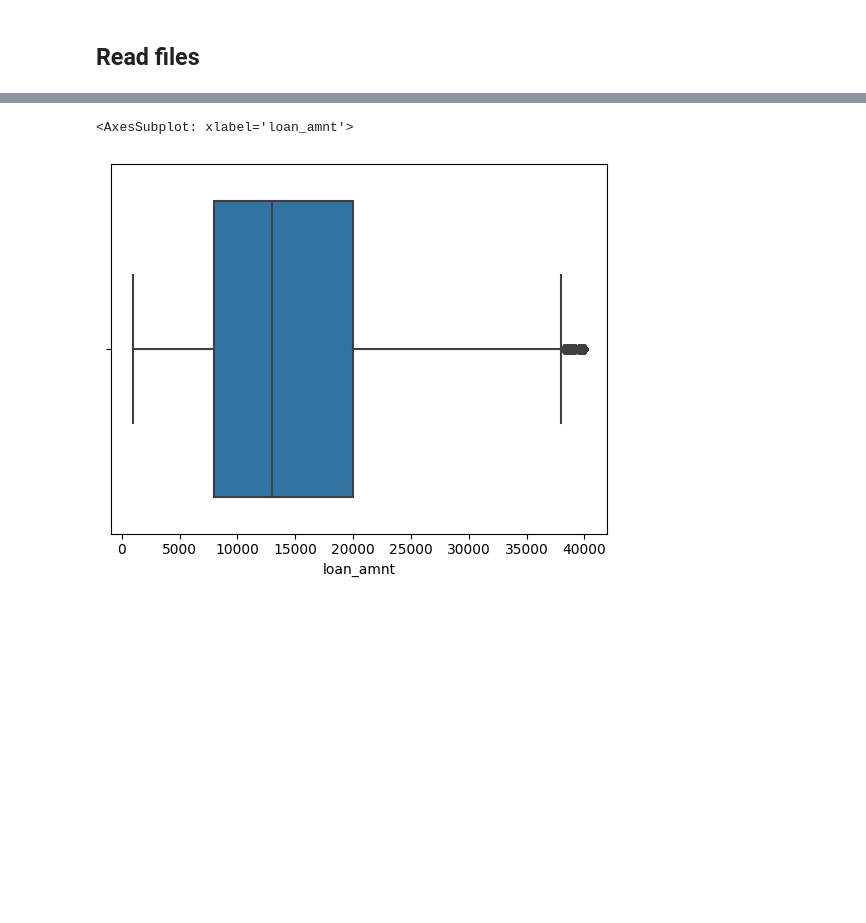
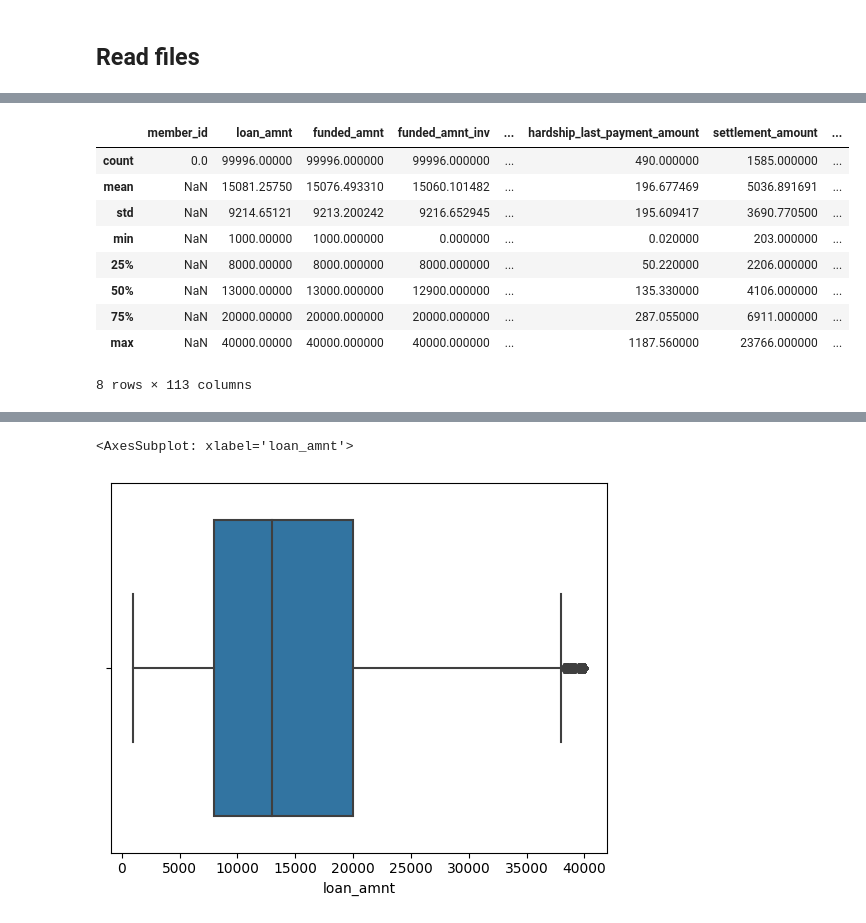
Before and after one commit to Alex1iv/Loan_repayment, a Jupyter notebook: notebooks/Loan_repayment.ipynb, the cells around one changed output, grey strips where cells are left out. Cells and saved outputs as stored; diff of their text form; code cells hidden in the pictures; blank space fills up the shorter version.

```diff
--- a/notebooks/Loan_repayment.ipynb
+++ b/notebooks/Loan_repayment.ipynb
@@ -84,0 +155,13 @@ sns.histplot(df, y='loan_status')
+# %%
+data.describe()
+# %% [output]
+|  | member_id | loan_amnt | funded_amnt | funded_amnt_inv | ... | hardship_last_payment_amount | settlement_amount | ... |
+| count | 0.0 | 99996.00000 | 99996.000000 | 99996.000000 | ... | 490.000000 | 1585.000000 | ... |
+| mean | NaN | 15081.25750 | 15076.493310 | 15060.101482 | ... | 196.677469 | 5036.891691 | ... |
+| std | NaN | 9214.65121 | 9213.200242 | 9216.652945 | ... | 195.609417 | 3690.770500 | ... |
+| min | NaN | 1000.00000 | 1000.000000 | 0.000000 | ... | 0.020000 | 203.000000 | ... |
+| 25% | NaN | 8000.00000 | 8000.000000 | 8000.000000 | ... | 50.220000 | 2206.000000 | ... |
+| 50% | NaN | 13000.00000 | 13000.000000 | 12900.000000 | ... | 135.330000 | 4106.000000 | ... |
+| 75% | NaN | 20000.00000 | 20000.000000 | 20000.000000 | ... | 287.055000 | 6911.000000 | ... |
+| max | NaN | 40000.00000 | 40000.000000 | 40000.000000 | ... | 1187.560000 | 23766.000000 | ... |
+8 rows × 113 columns
```
Also changed, not shown: parts of 17 cells of this notebook, 1 other file.
